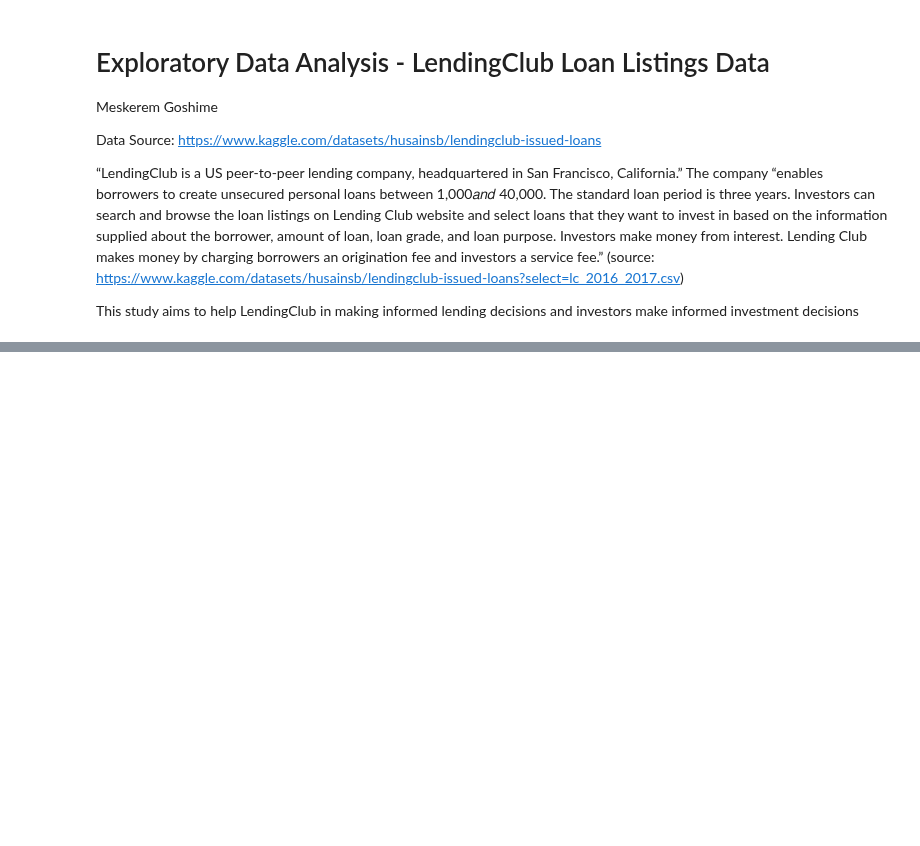
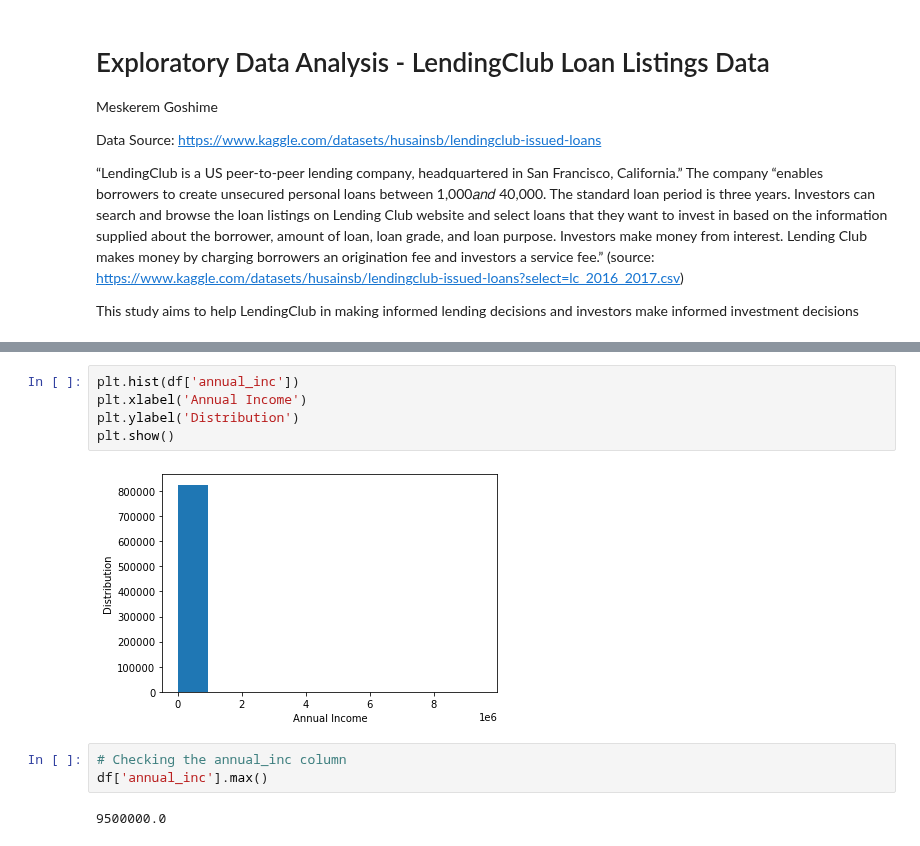
Before and after one commit to meskeremg/MeskiSBWork, a Jupyter notebook: Capstone2MeskeremGoshime/notebooks/Capstone2_Exploratory_Data_Analysis_LendingClub_Meskerem_Goshime.ipynb, the cells around one changed output, grey strips where cells are left out. Saved outputs shown, nothing was run; the diff lists cells and outputs as text; blank space fills up the shorter version.

```diff
--- a/Capstone2MeskeremGoshime/notebooks/Capstone2_Exploratory_Data_Analysis_LendingClub_Meskerem_Goshime.ipynb
+++ b/Capstone2MeskeremGoshime/notebooks/Capstone2_Exploratory_Data_Analysis_LendingClub_Meskerem_Goshime.ipynb
@@ -434,0 +168,12 @@ Loan_0715.to_csv('Loan_0715_after_eda.csv',index=False)
+# %%
+plt.hist(df['annual_inc'])
+plt.xlabel('Annual Income')
+plt.ylabel('Distribution')
+plt.show()
+# %% [output]
+[figure, added]
+# %%
+# Checking the annual_inc column
+df['annual_inc'].max()
+# %% [output]
+9500000.0
```
Also changed, not shown: parts of 93 cells of this notebook.
